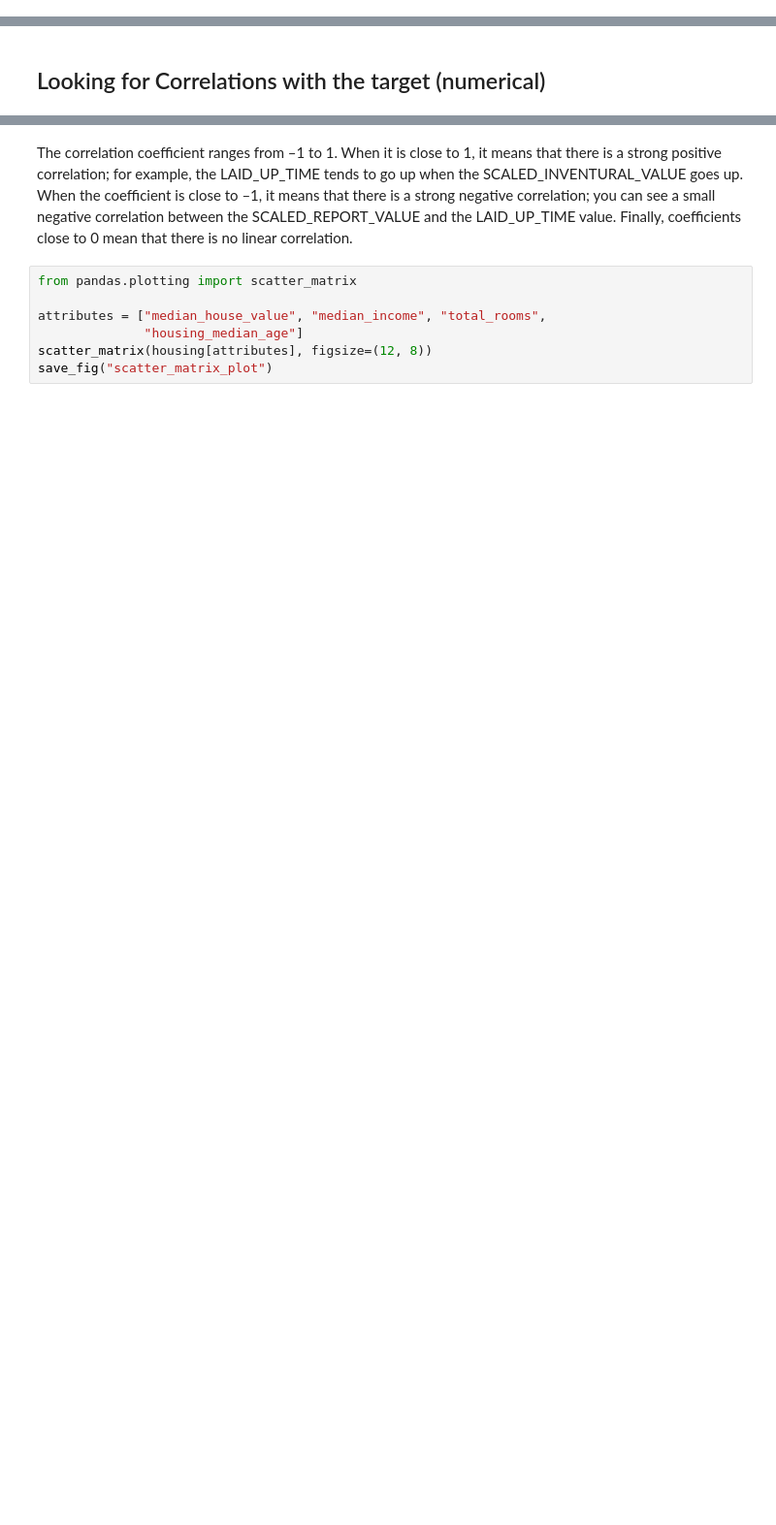
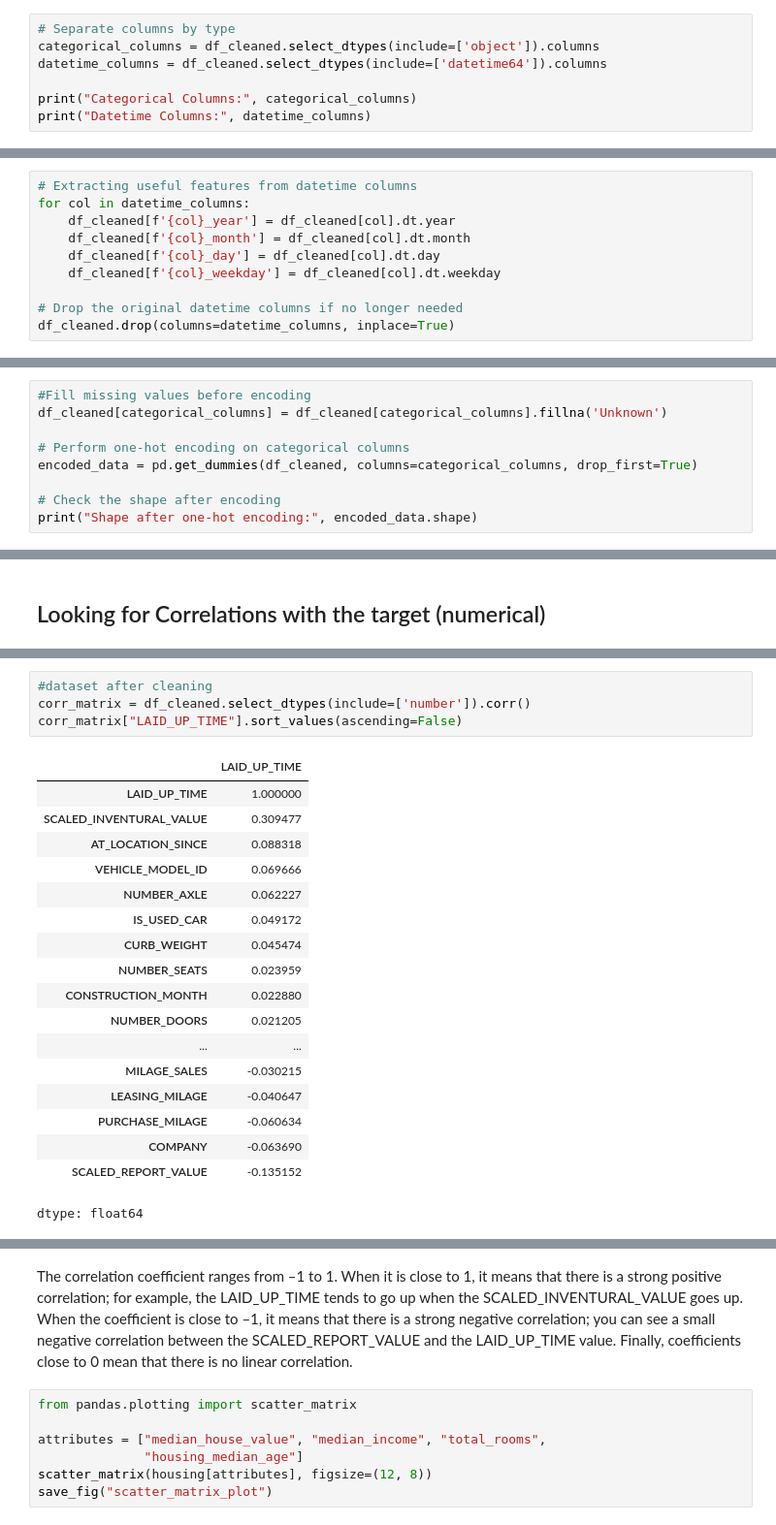
Before and after one commit to JONICK277/ML, a Jupyter notebook: code/preprocessing/projectHSB.ipynb, the cells around one changed output, grey strips where cells are left out. Shown at 97% size. Cells and saved outputs as stored; diff of their text form; blank space fills up the shorter version.

Commit message:
preprocessing, cleaning, excel

```diff
--- a/code/preprocessing/projectHSB.ipynb
+++ b/code/preprocessing/projectHSB.ipynb
@@ -213,0 +277,7 @@ memory usage: 74.1+ MB
+# %%
+# Separate columns by type
+categorical_columns = df_cleaned.select_dtypes(include=['object']).columns
+datetime_columns = df_cleaned.select_dtypes(include=['datetime64']).columns
+
+print("Categorical Columns:", categorical_columns)
+print("Datetime Columns:", datetime_columns)
@@ -213,0 +294,10 @@ memory usage: 74.1+ MB
+# %%
+# Extracting useful features from datetime columns
+for col in datetime_columns:
+    df_cleaned[f'{col}_year'] = df_cleaned[col].dt.year
+    df_cleaned[f'{col}_month'] = df_cleaned[col].dt.month
+    df_cleaned[f'{col}_day'] = df_cleaned[col].dt.day
+    df_cleaned[f'{col}_weekday'] = df_cleaned[col].dt.weekday
+
+# Drop the original datetime columns if no longer needed
+df_cleaned.drop(columns=datetime_columns, inplace=True)
@@ -213,0 +306,9 @@ memory usage: 74.1+ MB
+# %%
+#Fill missing values before encoding
+df_cleaned[categorical_columns] = df_cleaned[categorical_columns].fillna('Unknown')
+
+# Perform one-hot encoding on categorical columns
+encoded_data = pd.get_dummies(df_cleaned, columns=categorical_columns, drop_first=True)
+
+# Check the shape after encoding
+print("Shape after one-hot encoding:", encoded_data.shape)
@@ -235,3 +349,26 @@ corr_matrix["LAID_UP_TIME"].sort_values(ascending=False)
 | PURCHASE_OPERATION_HOURS | NaN |
 | SCALED_VALUATION_PRICE | NaN |
 dtype: float64
+# %%
+#dataset after cleaning
+corr_matrix = df_cleaned.select_dtypes(include=['number']).corr()
+corr_matrix["LAID_UP_TIME"].sort_values(ascending=False)
+# %% [output]
+|  | LAID_UP_TIME |
+| LAID_UP_TIME | 1.000000 |
+| SCALED_INVENTURAL_VALUE | 0.309477 |
+| AT_LOCATION_SINCE | 0.088318 |
+| VEHICLE_MODEL_ID | 0.069666 |
+| NUMBER_AXLE | 0.062227 |
+| IS_USED_CAR | 0.049172 |
+| CURB_WEIGHT | 0.045474 |
+| NUMBER_SEATS | 0.023959 |
+| CONSTRUCTION_MONTH | 0.022880 |
+| NUMBER_DOORS | 0.021205 |
+| ... | ... |
+| MILAGE_SALES | -0.030215 |
+| LEASING_MILAGE | -0.040647 |
+| PURCHASE_MILAGE | -0.060634 |
+| COMPANY | -0.063690 |
+| SCALED_REPORT_VALUE | -0.135152 |
+dtype: float64
```
Also changed, not shown: parts of 22 cells of this notebook, 1 other file.
